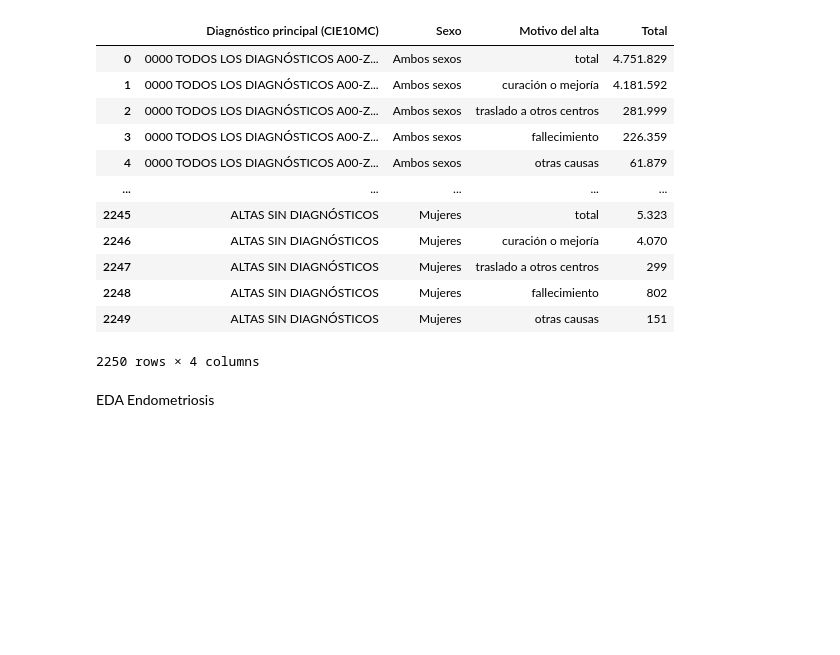
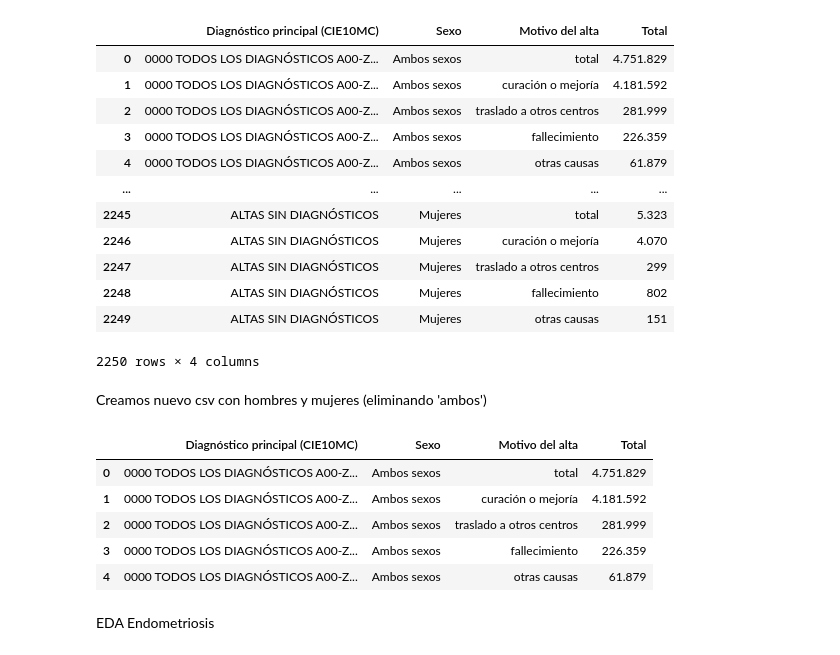
Before and after one commit to dianapgomez/debunking-menstrual-myths, a Jupyter notebook: notebooks/eda_diana.ipynb, the cells around one changed output. Drawn from its saved outputs; the diff is of its cells as text; code cells hidden in the pictures; blank space fills up the shorter version.

```diff
--- a/notebooks/eda_diana.ipynb
+++ b/notebooks/eda_diana.ipynb
@@ -261,3 +264,16 @@ df_altas
 | 2248 | ALTAS SIN DIAGNÓSTICOS | Mujeres | fallecimiento | 802 |
 | 2249 | ALTAS SIN DIAGNÓSTICOS | Mujeres | otras causas | 151 |
 2250 rows × 4 columns
+# %% [markdown]
+Creamos nuevo csv con hombres y mujeres (eliminando 'ambos')
+# %%
+df_altas_mh = df_altas[df_altas["Sexo"] != "Ambos"]
+
+df_altas_mh.head()
+# %% [output]
+|  | Diagnóstico principal (CIE10MC) | Sexo | Motivo del alta | Total |
+| 0 | 0000 TODOS LOS DIAGNÓSTICOS A00-Z... | Ambos sexos | total | 4.751.829 |
+| 1 | 0000 TODOS LOS DIAGNÓSTICOS A00-Z... | Ambos sexos | curación o mejoría | 4.181.592 |
+| 2 | 0000 TODOS LOS DIAGNÓSTICOS A00-Z... | Ambos sexos | traslado a otros centros | 281.999 |
+| 3 | 0000 TODOS LOS DIAGNÓSTICOS A00-Z... | Ambos sexos | fallecimiento | 226.359 |
+| 4 | 0000 TODOS LOS DIAGNÓSTICOS A00-Z... | Ambos sexos | otras causas | 61.879 |
```
Also changed, not shown: parts of 18 cells of this notebook.
